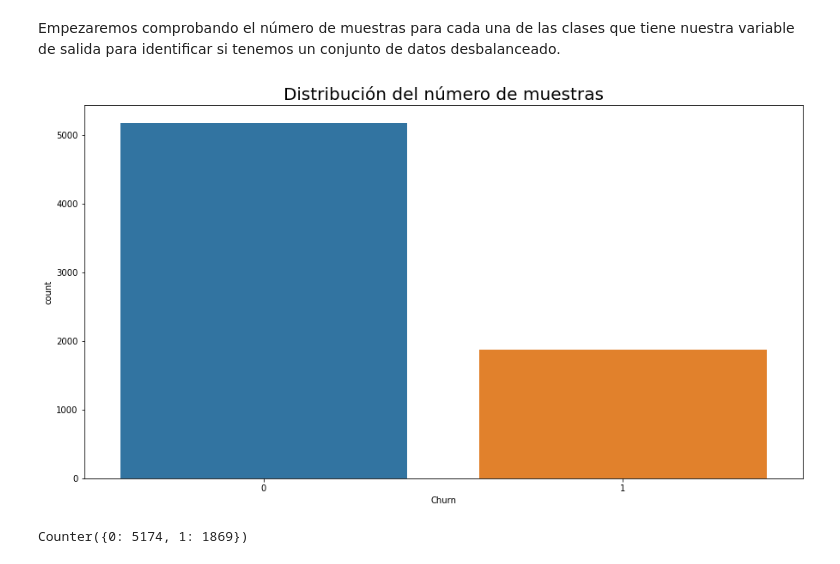
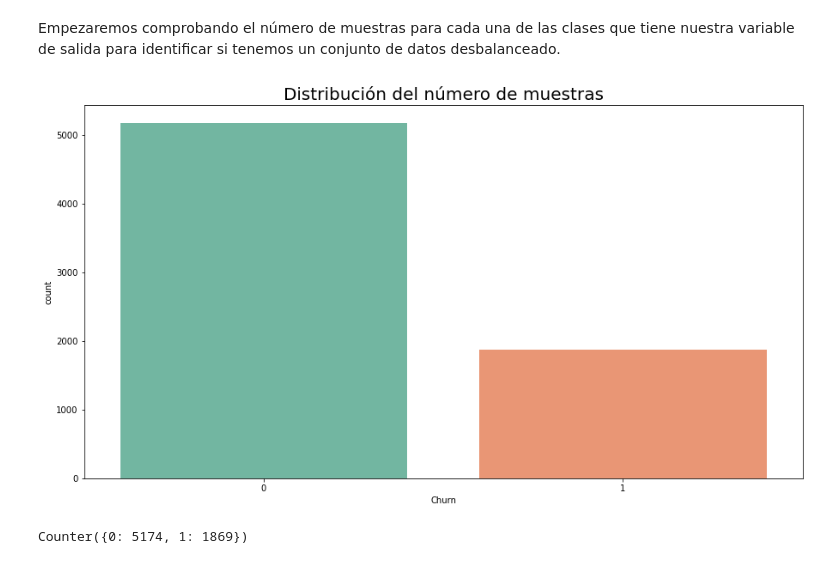
Before and after one commit to silvestref/Desercion_Telecom, a Jupyter notebook: Jupyter_Desercion_Telecom.ipynb, the cells around one changed output. Drawn from its saved outputs; the diff is of its cells as text; code cells hidden in the pictures.

```diff
--- a/Jupyter_Desercion_Telecom.ipynb
+++ b/Jupyter_Desercion_Telecom.ipynb
@@ -803,11 +798,11 @@ Una vez realizados todos estos pasos, estamos listos para empezar con la impleme
 Empezaremos comprobando el número de muestras para cada una de las clases que tiene nuestra variable de salida para identificar si tenemos un conjunto de datos desbalanceado.
 # %%
 plt.figure(figsize=(15, 8))
-sns.countplot(data=data_cod, x="Churn")
+sns.countplot(data=data_cod, x="Churn", palette=["#66c2a5", "#fc8d62"])
 plt.title("Distribución del número de muestras", fontsize=20)
 plt.show()
 # %% [output]
-[figure, old version]
+[figure, new version]
 # %%
 counter_total = Counter(data_cod["Churn"])
 print(counter_total)
```
Also changed, not shown: parts of 33 cells of this notebook.
